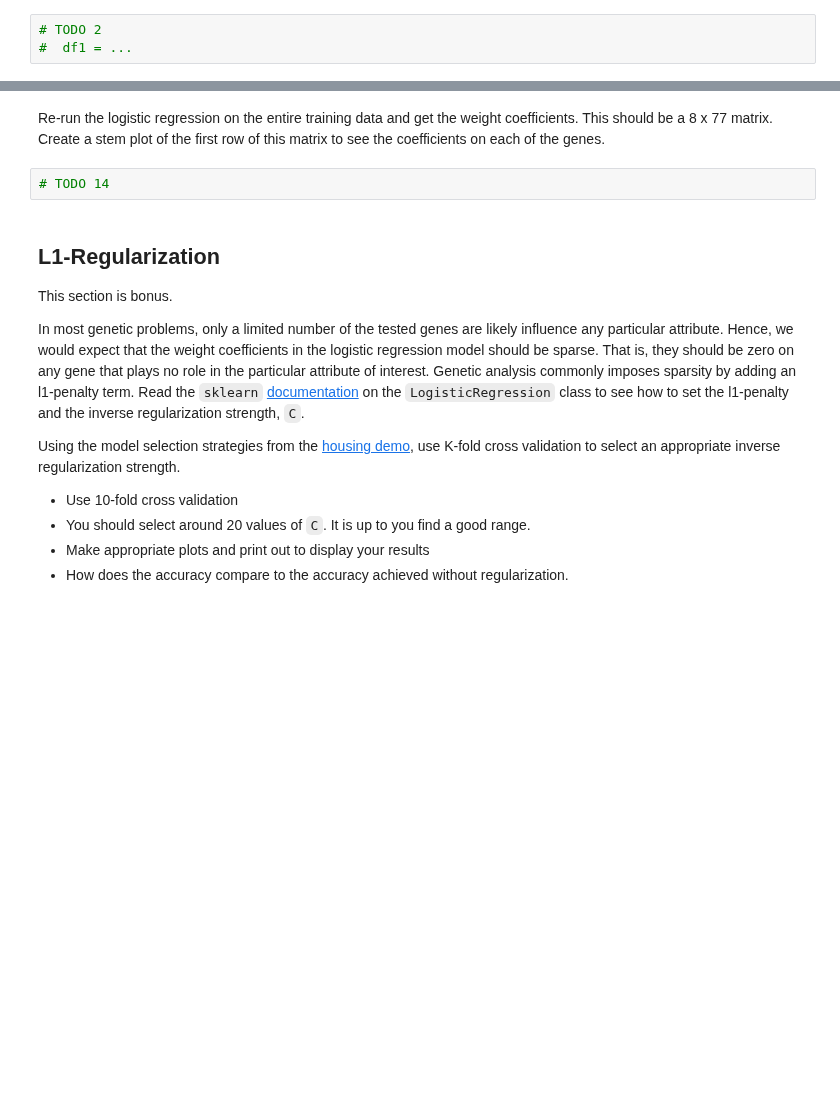
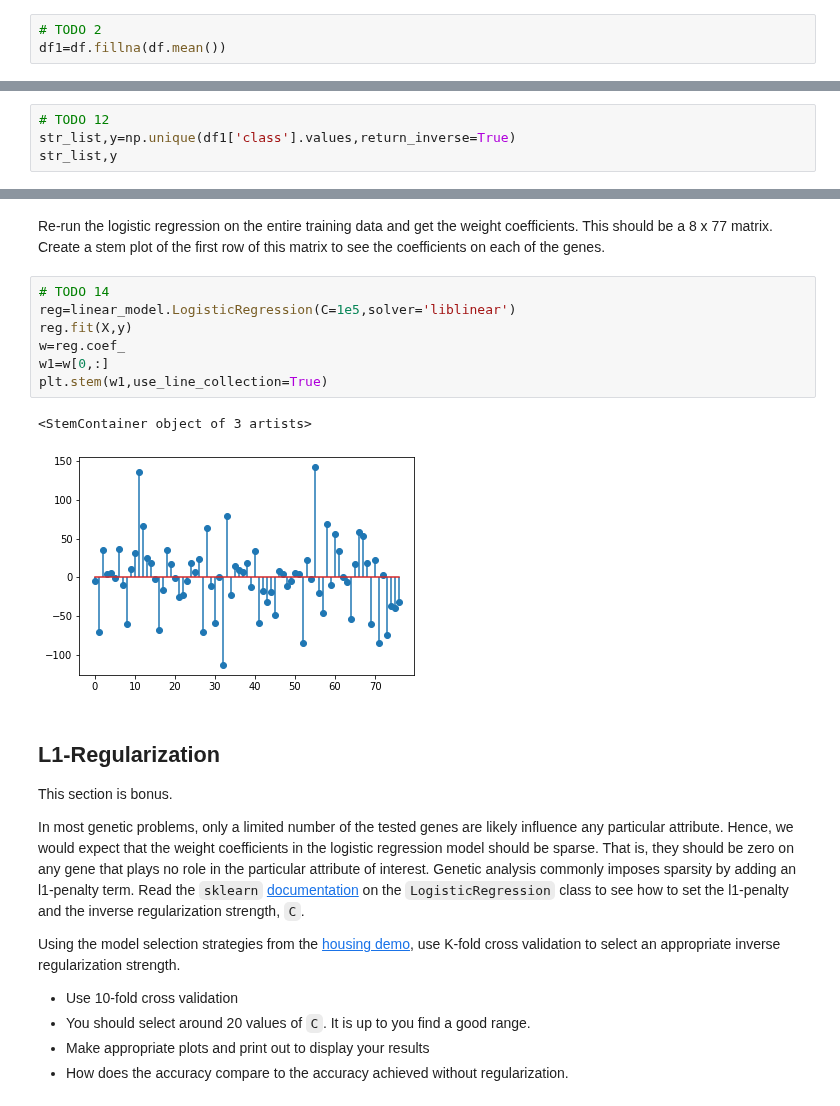
Before and after one commit to ZhouCailin/MachineLearning, a Jupyter notebook: unit06_logistic/lab_gene_partial_done.ipynb, the cells around one changed output, grey strips where cells are left out. Saved outputs shown, nothing was run; the diff lists cells and outputs as text; blank space fills up the shorter version.

```diff
--- a/unit06_logistic/lab_gene_partial_done.ipynb
+++ b/unit06_logistic/lab_gene_partial_done.ipynb
@@ -51,7 +64,7 @@ http://pandas.pydata.org/pandas-docs/stable/missing_data.html
 has an excellent summary of methods to deal with missing values.  Following the techniques there, create a new data frame `df1` where the missing values in each column are filled with the mean values from the non-missing values.
 # %%
 # TODO 2
-#  df1 = ...
+df1=df.fillna(df.mean())
 # %% [markdown]
 ## Binary Classification for Down's Syndrome
 
@@ -123,0 +225,4 @@ Now use the response variable in `df1['class']`.  This has 8 possible classes.
+# %%
+# TODO 12
+str_list,y=np.unique(df1['class'].values,return_inverse=True)
+str_list,y
@@ -137,7 +309,15 @@ from sklearn.model_selection import KFold
 # %% [markdown]
 Re-run the logistic regression on the entire training data and get the weight coefficients.  This should be a 8 x 77 matrix.  Create a stem plot of the first row of this matrix to see the coefficients on each of the genes.
-# %%
-# TODO 14
+# %%
+# TODO 14
+reg=linear_model.LogisticRegression(C=1e5,solver='liblinear')
+reg.fit(X,y)
+w=reg.coef_
+w1=w[0,:]
+plt.stem(w1,use_line_collection=True)
+# %% [output]
+<StemContainer object of 3 artists>
+[figure, added]
 # %% [markdown]
 ## L1-Regularization
 
```
Also changed, not shown: parts of 18 cells of this notebook.
